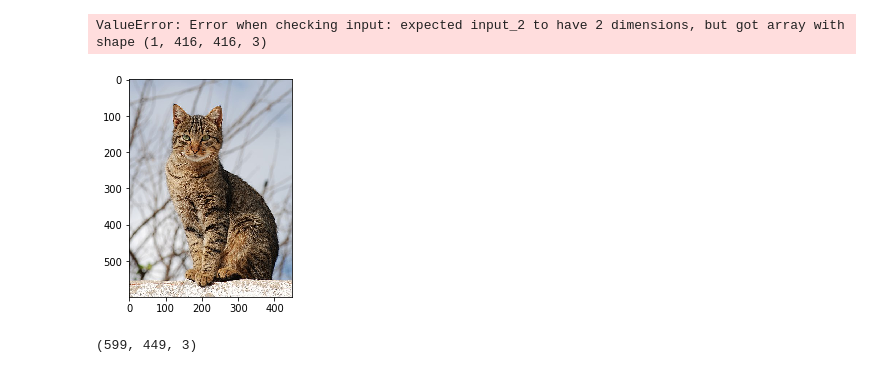
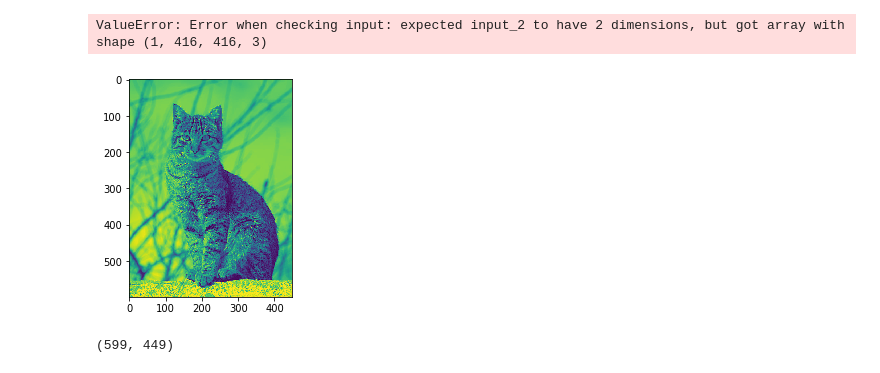
Before and after one commit to geld-tech/pictures-annotation-service, a Jupyter notebook: notebooks/model_training.ipynb, the cells around one changed output. Drawn from its saved outputs; the diff is of its cells as text; code cells hidden in the pictures.

```diff
--- a/notebooks/model_training.ipynb
+++ b/notebooks/model_training.ipynb
@@ -165,12 +165,13 @@ ValueError: Error when checking input: expected input_2 to have 2 dimensions, bu
 # %%
 import matplotlib.pyplot as plt
 import matplotlib.image as mpimg
 
 image = mpimg.imread(photo_filename)
+image = np.dot(image[...,:3], [0.299, 0.587, 0.114])
 plt.imshow(image)
 plt.show()
 
 image.shape
 # %% [output]
-[figure, old version]
+[figure, new version]
-(599, 449, 3)
+(599, 449)
```
